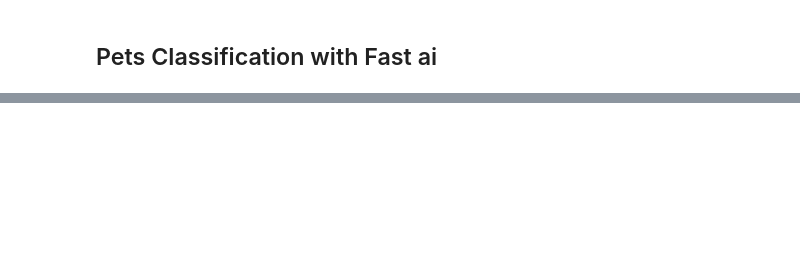
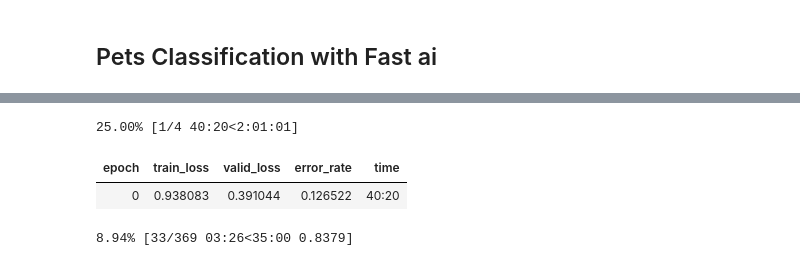
Before and after one commit to kumarUjjawal/deep-learning-with-fastai, a Jupyter notebook: pets_classification.ipynb, the cells around one changed output, grey strips where cells are left out. Saved outputs shown, nothing was run; the diff lists cells and outputs as text; code cells hidden in the pictures; blank space fills up the shorter version.

```diff
--- a/pets_classification.ipynb
+++ b/pets_classification.ipynb
@@ -21,0 +44,2 @@ Downloading https://s3.amazonaws.com/fast-ai-imageclas/oxford-iiit-pet.tgz
+# %%
+learn = cnn_learner(data, models.resnet34, metrics=error_rate)
@@ -21,0 +68,7 @@ Downloading https://s3.amazonaws.com/fast-ai-imageclas/oxford-iiit-pet.tgz
+# %%
+learn.fit_one_cycle(4)
+# %% [output]
+25.00% [1/4 40:20<2:01:01]
+| epoch | train_loss | valid_loss | error_rate | time |
+| 0 | 0.938083 | 0.391044 | 0.126522 | 40:20 |
+8.94% [33/369 03:26<35:00 0.8379]
```
Also changed, not shown: parts of 14 cells of this notebook, 8 other files.
